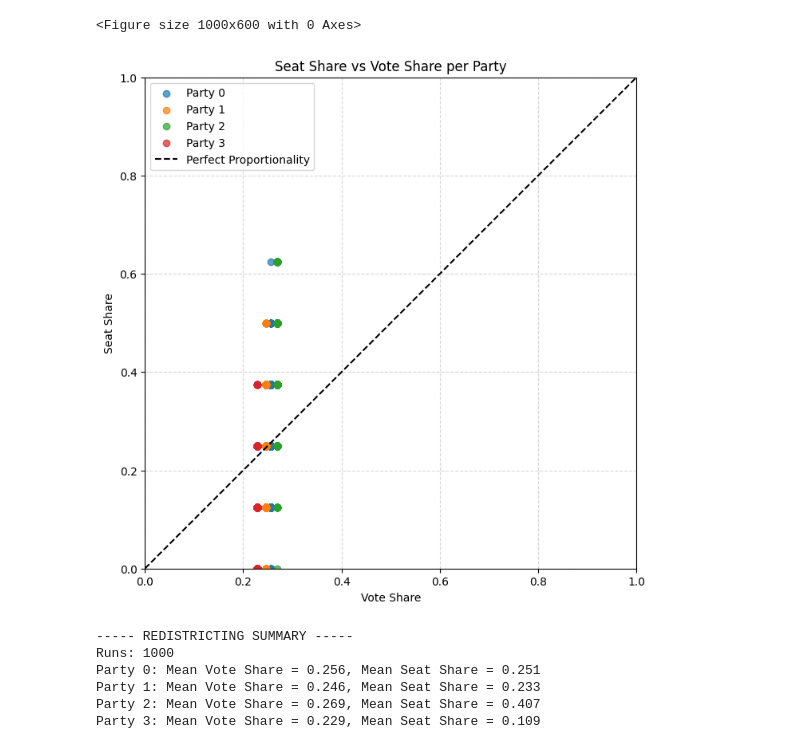
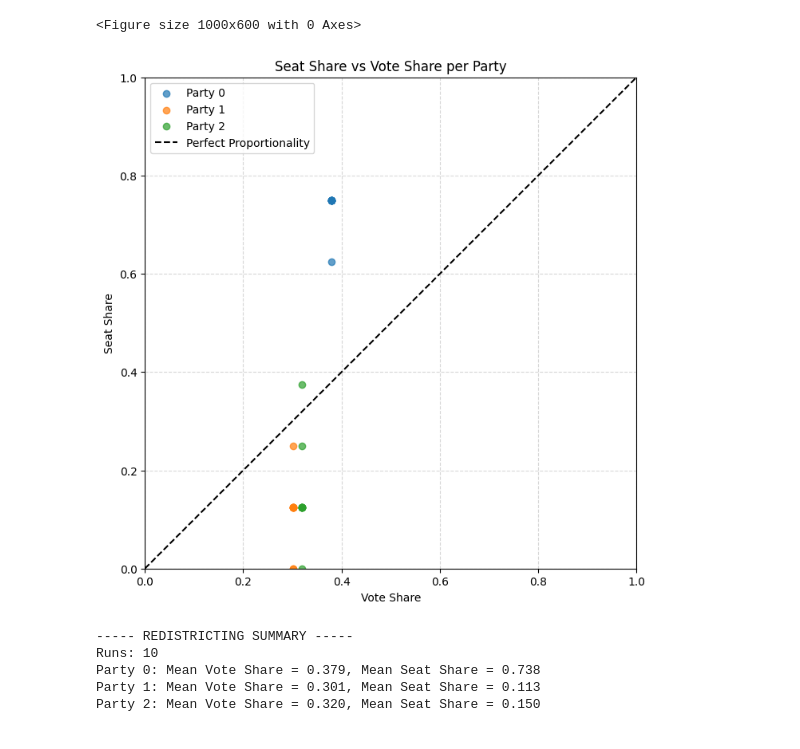
Before and after one commit to CarlLienert/SeniorCapstone, a Jupyter notebook: sim_6000.ipynb, the cells around one changed output. Cells and saved outputs as stored; diff of their text form; code cells hidden in the pictures.

Commit message:
non-uniform voter assignment

```diff
--- a/sim_6000.ipynb
+++ b/sim_6000.ipynb
@@ -13,12 +13,12 @@ import math
 WIDTH = 380
 HEIGHT = 280
 NUM_VOTERS = 1000       # Can change
-NUM_PARTIES = 4       # Can change
+NUM_PARTIES = 3       # Can change
 NUM_DISTRICTS = 8
 VOTERS_PER_DISTRICT = NUM_VOTERS // NUM_DISTRICTS
-NUM_RUNS = 1000           # Number of redistricting simulations
+NUM_RUNS = 10           # Number of redistricting simulations
 
-NUM_CITIES = 5
+NUM_CITIES = 6
 CITY_INTENSITY = (5, 12)
 CITY_SPREAD = (10, 30)
 
@@ -27,6 +27,13 @@ np.random.seed(1)
 PARTY_IDS = [f"Party {i}" for i in range(NUM_PARTIES)]
 party_colors = np.random.rand(NUM_PARTIES, 3)
 PARTY_COLORS = dict(zip(PARTY_IDS, party_colors))
+
+# ------------------------
+# PARTY DISTRIBUTION (bias) - Must sum to 1
+# ------------------------
+PARTY_BIAS = [0.4, 0.3, 0.3]
+
+
 
 # ------------------------
 # GENERATE POPULATION DENSITY
@@ -53,8 +60,18 @@ voters = np.column_stack((voters_x, voters_y))
 # ------------------------
 # FIXED PARTY PREFERENCES
 # ------------------------
-voter_parties = np.random.randint(0, NUM_PARTIES, NUM_VOTERS)
+
+voter_parties = np.random.choice(
+    np.arange(NUM_PARTIES),
+    size=NUM_VOTERS,
+    p=PARTY_BIAS
+)
+#voter_parties = np.random.randint(0, NUM_PARTIES, NUM_VOTERS)
 voter_colors = party_colors[voter_parties]
+
+# ------------------------
+# Connected districts using BFS and KDTree for spatial queries
+
 def connected_districts(voters, num_districts, voters_per_district, k_neighbors=20):
     N = len(voters)
     district = -np.ones(N, dtype=int)
@@ -120,6 +137,8 @@ def count_votes(district_labels):
         district_counts.append(counts)
     return district_counts
 
+
+#----Efficiency Gap for multi-party generalization-----
 def efficiency_gap(district_counts):
     """
     Returns a list of efficiency gap values,
@@ -444,40 +463,39 @@ plt.figure(figsize=(8,8))
 for party in PARTY_IDS:
     vote_shares = [run[party] for run in all_pr_vote_shares]
     seat_shares = [run[party] for run in all_pr_seat_shares]
     plt.scatter(vote_shares, seat_shares, alpha=0.7, label=party)
 
 plt.plot([0,1],[0,1], linestyle='--', color='black', label='Perfect Proportionality')
 plt.xlabel("Vote Share")
 plt.ylabel("Seat Share")
 plt.title("Seat Share vs Vote Share per Party")
 plt.xlim(0,1)
 plt.ylim(0,1)
 plt.gca().set_aspect('equal', adjustable='box')
 plt.legend()
 plt.grid(True, linestyle="--", alpha=0.5)
 plt.show()
 
 # ------------------------
 # SUMMARY
 # ------------------------
 print("\n----- REDISTRICTING SUMMARY -----")
 print("Runs:", NUM_RUNS)
 if NUM_PARTIES == 2:
     print("Mean Efficiency Gap:", np.nanmean(all_efficiency_gaps))
     print("Std Efficiency Gap:", np.nanstd(all_efficiency_gaps))
 for party in PARTY_IDS:
     mean_vote = np.mean([run[party] for run in all_pr_vote_shares])
     mean_seat = np.mean([run[party] for run in all_pr_seat_shares])
     print(f"{party}: Mean Vote Share = {mean_vote:.3f}, Mean Seat Share = {mean_seat:.3f}")
 # %% [output]
 <Figure size 1000x600 with 0 Axes>
-[figure, old version]
+[figure, new version]
 ----- REDISTRICTING SUMMARY -----
-Runs: 1000
-Party 0: Mean Vote Share = 0.256, Mean Seat Share = 0.251
-Party 1: Mean Vote Share = 0.246, Mean Seat Share = 0.233
-Party 2: Mean Vote Share = 0.269, Mean Seat Share = 0.407
-Party 3: Mean Vote Share = 0.229, Mean Seat Share = 0.109
+Runs: 10
+Party 0: Mean Vote Share = 0.379, Mean Seat Share = 0.738
+Party 1: Mean Vote Share = 0.301, Mean Seat Share = 0.113
+Party 2: Mean Vote Share = 0.320, Mean Seat Share = 0.150
 # %%
 plot_step_and_complement(all_step_curves[0]["Party 1"], NUM_DISTRICTS)
 # Access the dictionary for the first run, then the specific party
```
Also changed, not shown: parts of 10 cells of this notebook, 1 other file.
